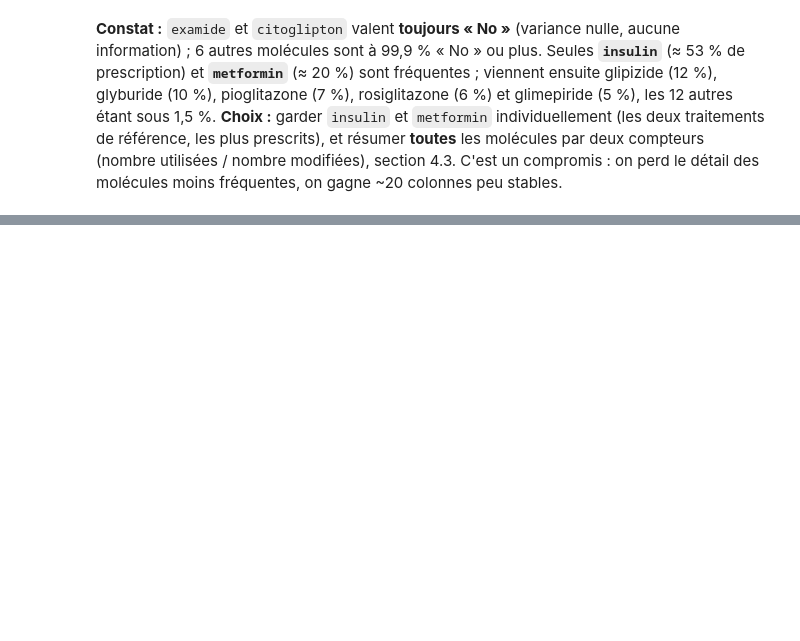
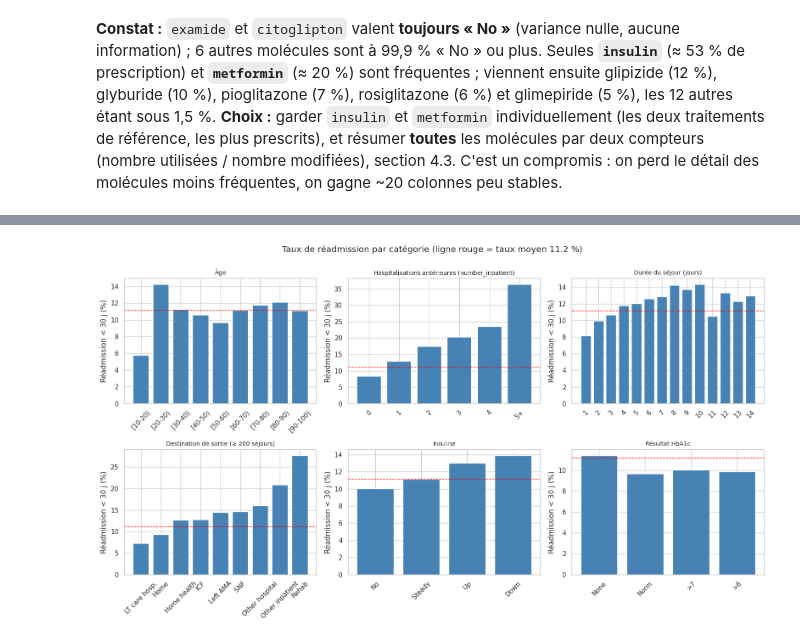
Before and after one commit to Tasnimekaabachi/diabetic-patients-readmission-, a Jupyter notebook: business_understanding.ipynb, the cells around one changed output, grey strips where cells are left out. Drawn from its saved outputs; the diff is of its cells as text; code cells hidden in the pictures; blank space fills up the shorter version.

```diff
--- a/business_understanding.ipynb
+++ b/business_understanding.ipynb
@@ -291,0 +350,24 @@ insulin                      46.56
+# %%
+base = raw.readmitted_30.mean()*100
+raw["inpatient_cap"] = raw.number_inpatient.clip(upper=5).map(lambda v: "5+" if v>=5 else str(int(v)))
+dis_lab = {1:"Home",6:"Home health",3:"SNF",2:"Other hospital",5:"Other inpatient",22:"Rehab",4:"ICF",7:"Left AMA",23:"LT care hosp.",28:"Psychiatric"}
+raw["dis_lab"] = raw.discharge_disposition_id.map(dis_lab)
+
+def rate(col, order=None, minn=200):
+    g = raw.groupby(col).readmitted_30.agg(["mean","size"]); g = g[g["size"]>=minn]
+    g["mean"] *= 100
+    return g.reindex(order) if order is not None else g
+
+fig, ax = plt.subplots(2,3, figsize=(16,9))
+panels = [("age",None,"Âge"),("inpatient_cap",["0","1","2","3","4","5+"],"Hospitalisations antérieures (number_inpatient)"),
+          ("time_in_hospital",None,"Durée du séjour (jours)"),("dis_lab",None,"Destination de sortie (≥ 200 séjours)"),
+          ("insulin",["No","Steady","Up","Down"],"Insuline"),("A1Cresult",["None","Norm",">7",">8"],"Résultat HbA1c")]
+for a,(col,order,title) in zip(ax.ravel(), panels):
+    g = rate(col, order)
+    if col=="dis_lab": g = g.sort_values("mean")
+    a.bar(g.index.astype(str), g["mean"], color="steelblue"); a.axhline(base, ls="--", c="red", lw=1)
+    a.set_title(title, fontsize=10); a.set_ylabel("Réadmission < 30 j (%)"); a.tick_params(axis="x", rotation=45)
+fig.suptitle(f"Taux de réadmission par catégorie (ligne rouge = taux moyen {base:.1f} %)", y=1.0)
+plt.tight_layout(); plt.show()
+# %% [output]
+[figure, added]
```
Also changed, not shown: parts of 62 cells of this notebook, 1 other file.
